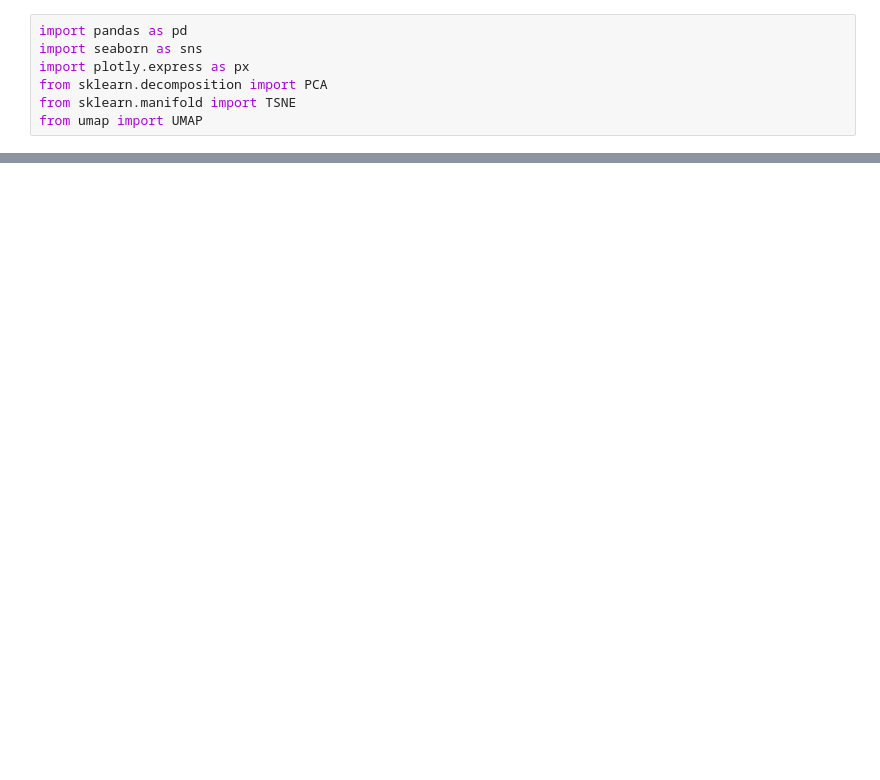
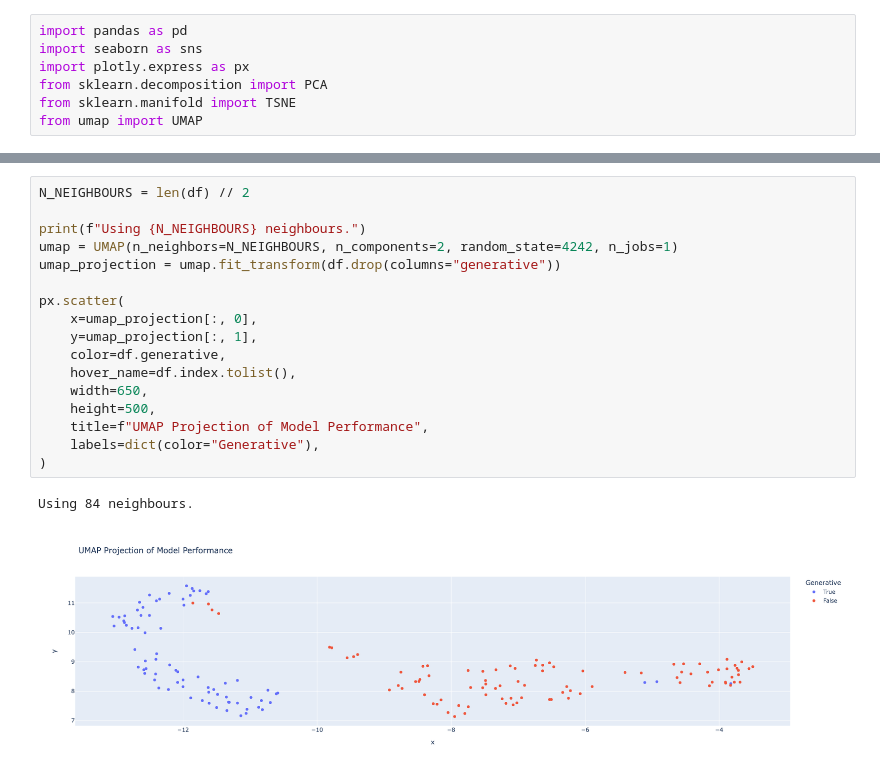
Before and after one commit to ScandEval/scandeval.github.io, a Jupyter notebook: python/encoder-decoder-analysis.ipynb, the cells around one changed output, grey strips where cells are left out. Cells and saved outputs as stored; diff of their text form; blank space fills up the shorter version.

```diff
--- a/python/encoder-decoder-analysis.ipynb
+++ b/python/encoder-decoder-analysis.ipynb
@@ -75,0 +109,20 @@ px.scatter(
+# %%
+N_NEIGHBOURS = len(df) // 2
+
+print(f"Using {N_NEIGHBOURS} neighbours.")
+umap = UMAP(n_neighbors=N_NEIGHBOURS, n_components=2, random_state=4242, n_jobs=1)
+umap_projection = umap.fit_transform(df.drop(columns="generative"))
+
+px.scatter(
+    x=umap_projection[:, 0],
+    y=umap_projection[:, 1],
+    color=df.generative,
+    hover_name=df.index.tolist(),
+    width=650,
+    height=500,
+    title=f"UMAP Projection of Model Performance",
+    labels=dict(color="Generative"),
+)
+# %% [output]
+Using 84 neighbours.
+[figure, added]
```
Also changed, not shown: parts of 6 cells of this notebook.
